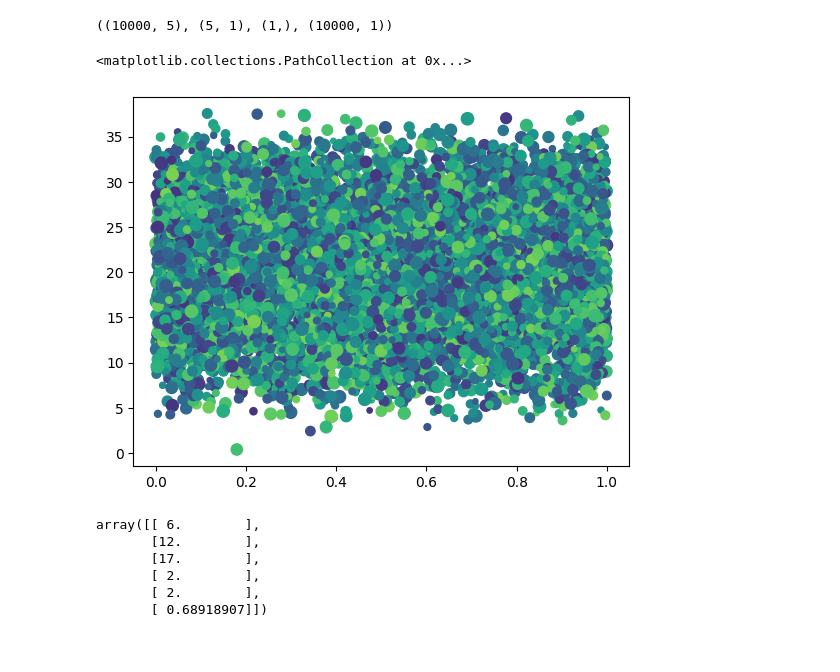
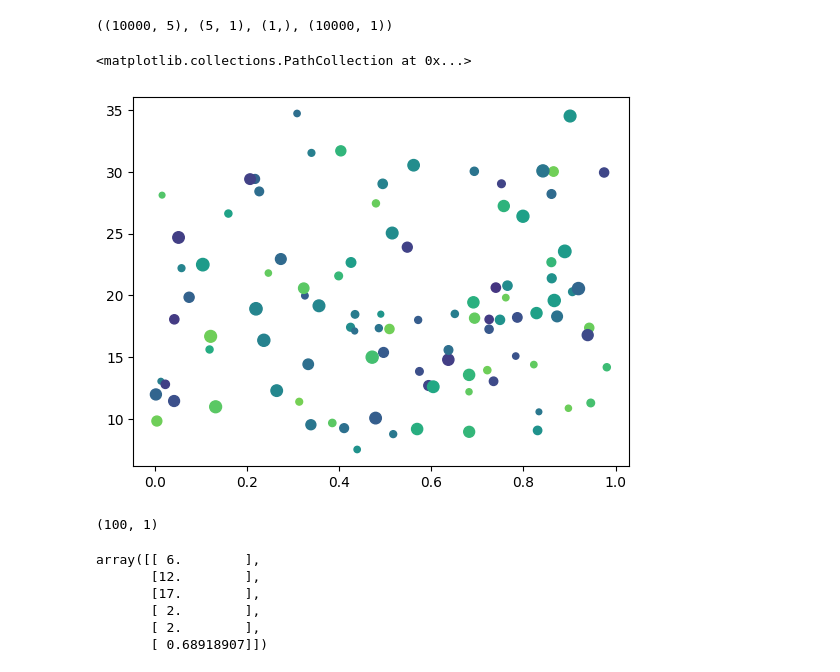
Before and after one commit to ch2kings/AirKING, a Jupyter notebook: notebooks/LIN_REGRESSION.ipynb, the cells around one changed output. Cells and saved outputs as stored; diff of their text form; code cells hidden in the pictures.

```diff
--- a/notebooks/LIN_REGRESSION.ipynb
+++ b/notebooks/LIN_REGRESSION.ipynb
@@ -246,12 +246,17 @@ X.shape, m.shape, q.shape, y.shape
 ((10000, 5), (5, 1), (1,), (10000, 1))
 # %%
 fig, ax = plt.subplots()
-sizes = np.random.uniform(15, 80, len(X))
-colors = np.random.uniform(15, 80, len(X))
-ax.scatter(np.random.rand(len(y)), y, s=sizes, c=colors, vmin=0, vmax=100)
+sizes = np.random.uniform(15, 80, len(yy))
+colors = np.random.uniform(15, 80, len(yy))
+yy = y[0:100]
+ax.scatter(np.random.rand(len(yy)), yy, s=sizes, c=colors, vmin=0, vmax=100)
 # %% [output]
 <matplotlib.collections.PathCollection at 0x...>
-[figure, old version]
+[figure, new version]
+# %%
+yy.shape
+# %% [output]
+(100, 1)
 # %%
 X = np.concatenate([X , np.ones((X.shape[0],1))], axis = 1)
 m = np.concatenate([m,q.reshape(1,-1)],axis = 0)
```
